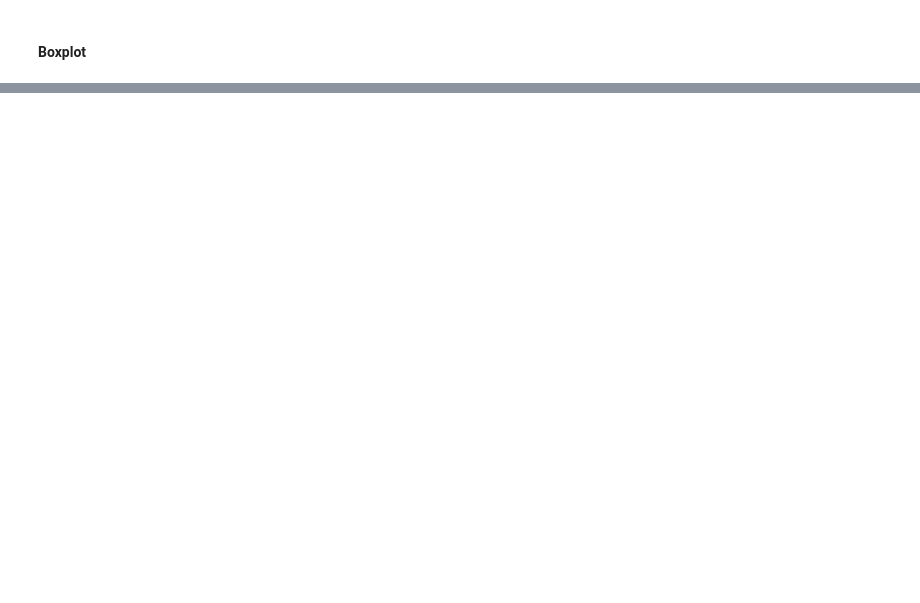
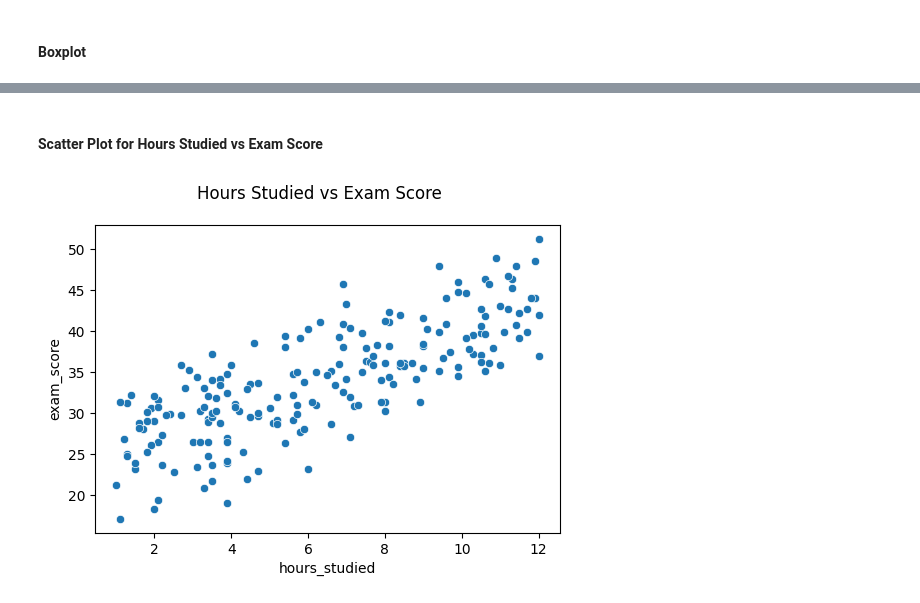
Before and after one commit to dsrathore1/Project-Student_Exam_Scores, a Jupyter notebook: Notebooks/3) Data Visualization.ipynb, the cells around one changed output, grey strips where cells are left out. Cells and saved outputs as stored; diff of their text form; code cells hidden in the pictures; blank space fills up the shorter version.

```diff
--- a/Notebooks/3) Data Visualization.ipynb
+++ b/Notebooks/3) Data Visualization.ipynb
@@ -47,0 +52,9 @@ sns.boxplot(
+# %% [markdown]
+#### **Scatter Plot for Hours Studied vs Exam Score**
+# %%
+plt.figure(figsize=(6,4))
+sns.scatterplot(x=df["hours_studied"], y=df["exam_score"], data=df)
+plt.suptitle("Hours Studied vs Exam Score")
+plt.show()
+# %% [output]
+[figure, added]
```
Also changed, not shown: parts of 5 cells of this notebook, 1 other file.
